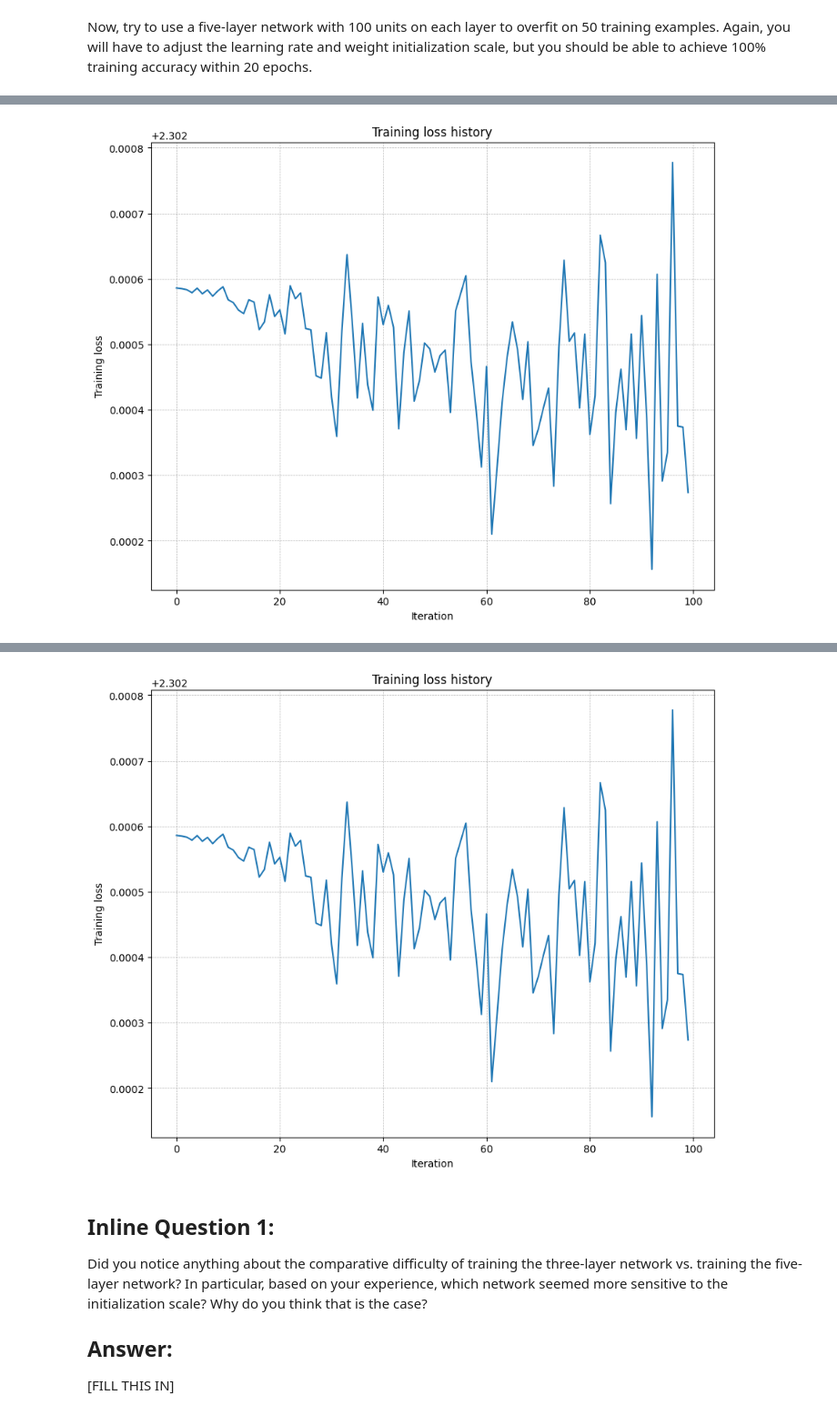
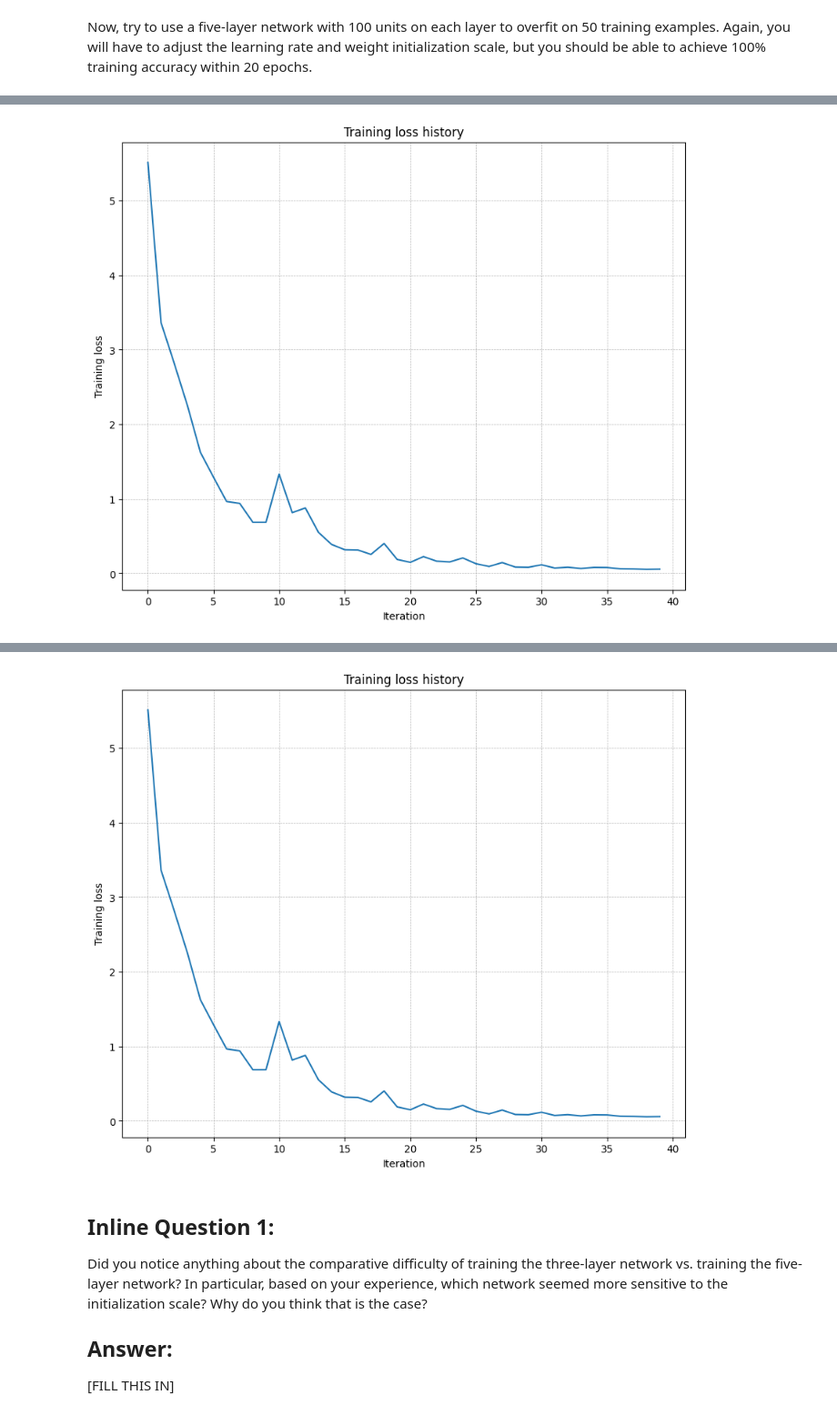
Before and after one commit to anton-matosov/cs231n, a Jupyter notebook: assignment2/FullyConnectedNets.ipynb, the cells around one changed output, grey strips where cells are left out. Shown at 91% size. Drawn from its saved outputs; the diff is of its cells as text; code cells hidden in the pictures.

Commit message:
trains (rates from cell furter)

```diff
--- a/assignment2/FullyConnectedNets.ipynb
+++ b/assignment2/FullyConnectedNets.ipynb
@@ -215,24 +189,23 @@ small_data = {
   'y_val': data['y_val'],
 }
 
-# learning_rate = 0.001  # Experiment with this!
-# weight_scale = 1e-4   # Experiment with this!
+learning_rate = 5e-3  # Experiment with this!
+weight_scale = 5e-2   # Experiment with this!
+learning_rates = [learning_rate]
+weight_scales = [weight_scale]
 
 # This range failed to learn anything
-learning_rates = np.logspace(-8, -2, num=25)
+# learning_rates = np.logspace(-8, -2, num=10)
 # weight_scales = np.logspace(-2, -6, num=10)
 # learning_rates = [0.001]
-best_scale = 0.0043
+# best_scale = 0.0043
 # weight_scales = np.linspace(best_scale * 0.80, best_scale * 1.2, num=12)
-weight_scales = [best_scale] # np.linspace(0.002, 0.006, num=5)
+# weight_scales = [best_scale] # np.linspace(0.002, 0.006, num=5)
 
 # learning_rates =  np.linspace(0.001 * 5, 0.001 / 5, num=12)
 # (Epoch 20 / 20) train acc: 0.440000; val_acc: 0.107000
 # weight_scale  0.004328761281083062 learning_rate  0.001
 
-
-# learning_rates = [2.5e-4]
-# weight_scale = [1.5e-1]
 
 best_model = None
 best_solver = None
@@ -241,38 +214,37 @@ best_weight_scale = None
 best_learning_rate = None
 for weight_scale in weight_scales:
     for learning_rate in learning_rates:
-      print('weight_scale ', weight_scale, 'learning_rate ', learning_rate)
+        print('weight_scale ', weight_scale, 'learning_rate ', learning_rate)
 
-      model = FullyConnectedNet(
-          [100, 100, 100, 100],
-          weight_scale=weight_scale,
-          dtype=np.float64
-      )
-      solver = Solver(
-          model,
-          small_data,
-          print_every=40,
-          num_epochs=50,
-          batch_size=25,
-          update_rule='sgd',
-          optim_config={'learning_rate': learning_rate},
-      )
-      solver.train()
-      train_accuracy = solver.train_acc_history[-1]
+        model = FullyConnectedNet(
+            [100, 100, 100, 100],
+            weight_scale=weight_scale,
+            dtype=np.float64
+        )
+        solver = Solver(
+            model,
+            small_data,
+            print_every=40,
+            num_epochs=20,
+            batch_size=25,
+            update_rule='sgd',
+            optim_config={'learning_rate': learning_rate},
+        )
+        solver.train()
+        train_accuracy = solver.train_acc_history[-1]
 
-      if train_accuracy > best_val:
-          best_val = train_accuracy
-          best_model = model
-          best_solver = solver
-          best_weight_scale = weight_scale
-          best_learning_rate = learning_rate
-
-      plt.plot(solver.loss_history)
-      plt.title('Training loss history')
-      plt.xlabel('Iteration')
-      plt.ylabel('Training loss')
-      plt.grid(linestyle='--', linewidth=0.5)
-      plt.show()
+        if train_accuracy > best_val:
+            best_val = train_accuracy
+            best_model = model
+            best_solver = solver
+            best_weight_scale = weight_scale
+            best_learning_rate = learning_rate
+            plt.plot(solver.loss_history)
+            plt.title('Training loss history')
+            plt.xlabel('Iteration')
+            plt.ylabel('Training loss')
+            plt.grid(linestyle='--', linewidth=0.5)
+            plt.show()
 
 model = best_model
 solver = best_solver
@@ -307 +279 @@ weight_scale  0.0043 learning_rate  0.00025
-[figure, old version]
+[figure, new version]
@@ -311,4 +283,4 @@ best_val  0.16
-[figure, old version]
+[figure, new version]
 # %% [markdown]
 ## Inline Question 1:
 Did you notice anything about the comparative difficulty of training the three-layer network vs. training the five-layer network? In particular, based on your experience, which network seemed more sensitive to the initialization scale? Why do you think that is the case?
```
Also changed, not shown: parts of 4 cells of this notebook.
